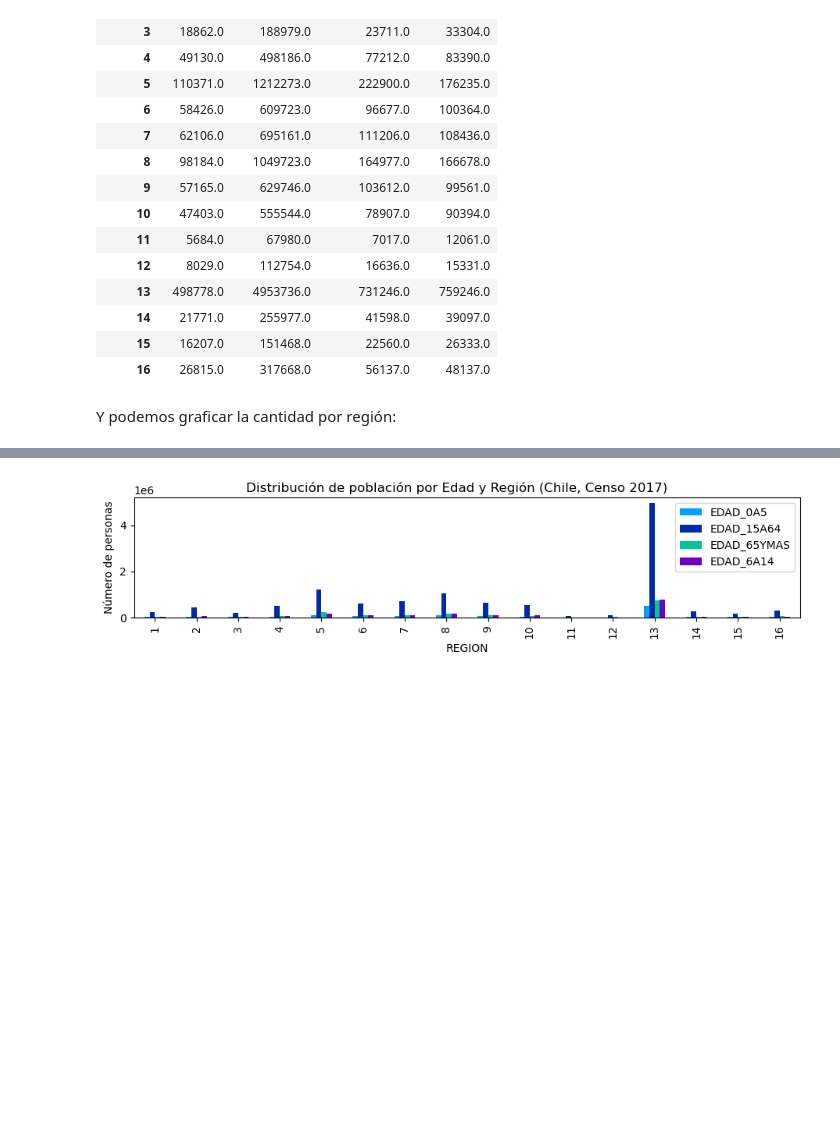
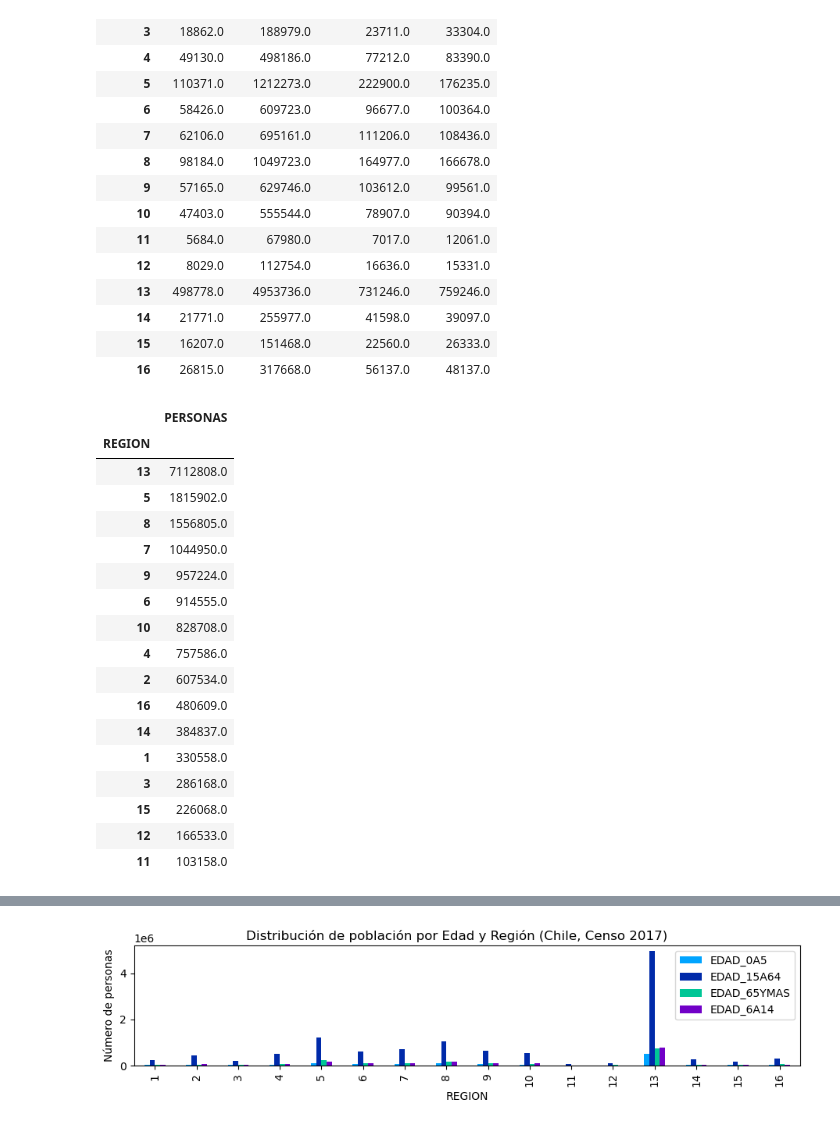
Before and after one commit to maripiiu/IMT2200-Maria-Allendes, a Jupyter notebook: Actividad 01/IMT2200 - Actividad 01.ipynb, the cells around one changed output, grey strips where cells are left out. Drawn from its saved outputs; the diff is of its cells as text; code cells hidden in the pictures; blank space fills up the shorter version.

```diff
--- a/Actividad 01/IMT2200 - Actividad 01.ipynb
+++ b/Actividad 01/IMT2200 - Actividad 01.ipynb
@@ -106,5 +106,32 @@ pv
 | 14 | 21771.0 | 255977.0 | 41598.0 | 39097.0 |
 | 15 | 16207.0 | 151468.0 | 22560.0 | 26333.0 |
 | 16 | 26815.0 | 317668.0 | 56137.0 | 48137.0 |
-# %% [markdown]
-Y podemos graficar la cantidad por región:
+# %%
+#Distribución por edad y género
+cols=["PERSONAS"]
+for col in cols:
+    dat[col]=dat[col].replace('*',0).astype(float)
+
+pv=pd.pivot_table(dat, index='REGION', values=cols, aggfunc='sum', margins=False)
+pv = pv.sort_values(by='PERSONAS', ascending=False)
+pv
+#regiones con mas personas a menos
+# %% [output]
+|  | PERSONAS |
+| REGION |  |
+| 13 | 7112808.0 |
+| 5 | 1815902.0 |
+| 8 | 1556805.0 |
+| 7 | 1044950.0 |
+| 9 | 957224.0 |
+| 6 | 914555.0 |
+| 10 | 828708.0 |
+| 4 | 757586.0 |
+| 2 | 607534.0 |
+| 16 | 480609.0 |
+| 14 | 384837.0 |
+| 1 | 330558.0 |
+| 3 | 286168.0 |
+| 15 | 226068.0 |
+| 12 | 166533.0 |
+| 11 | 103158.0 |
```
Also changed, not shown: parts of 5 cells of this notebook, 1 other file.
